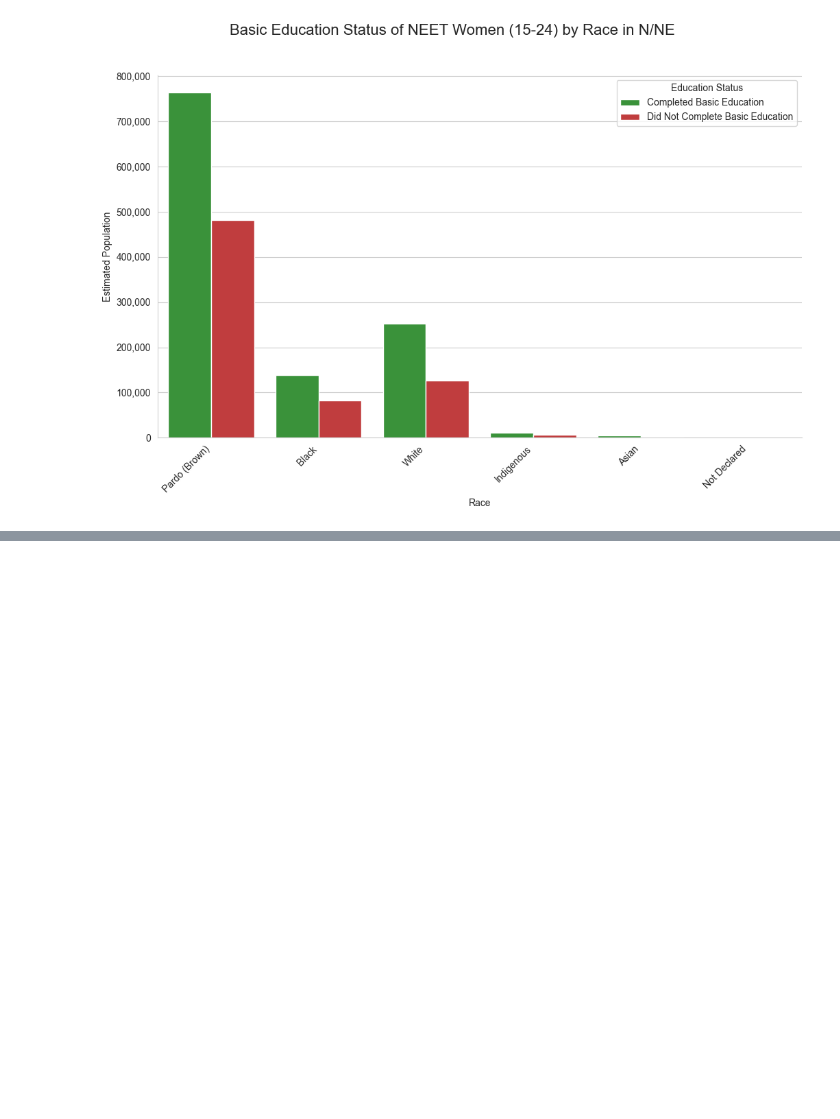
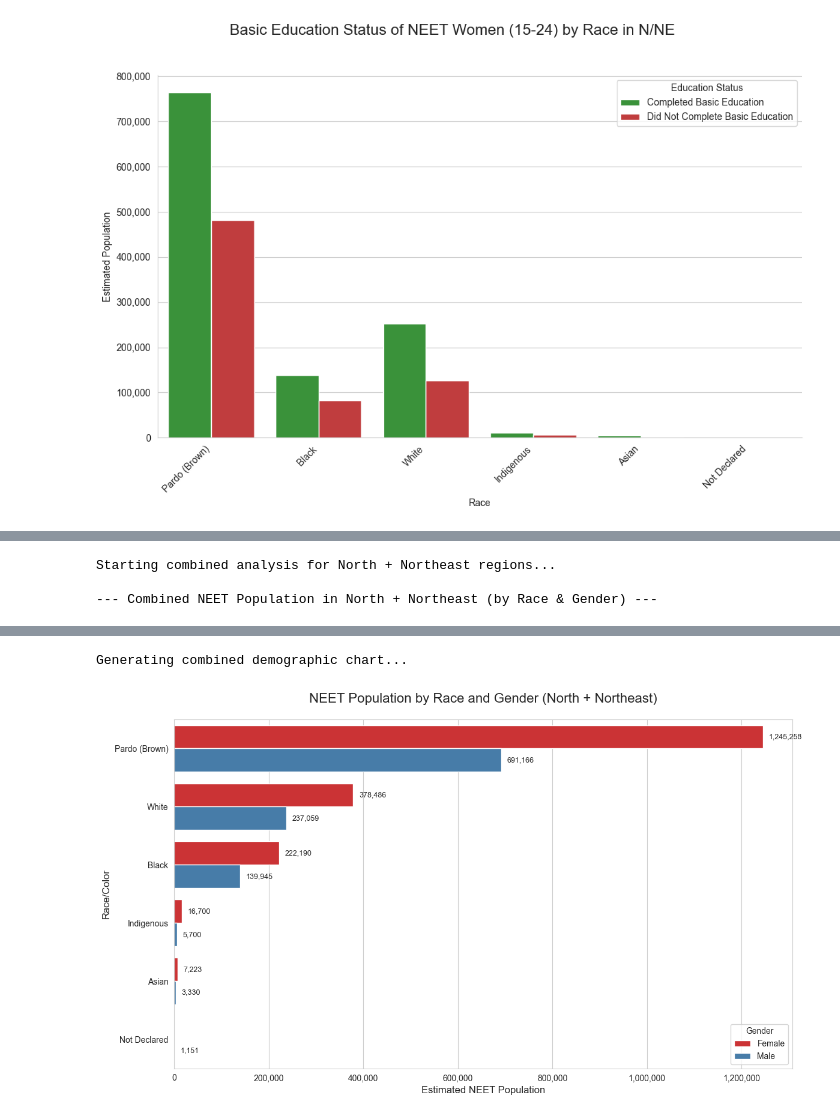
Before and after one commit to Ligia-pdf/NEETBrazil, a Jupyter notebook: newanalysis.ipynb, the cells around one changed output, grey strips where cells are left out. Saved outputs shown, nothing was run; the diff lists cells and outputs as text; code cells hidden in the pictures; blank space fills up the shorter version.

```diff
--- a/newanalysis.ipynb
+++ b/newanalysis.ipynb
@@ -907,0 +1062,77 @@ Generating bar chart...
+# %%
+print("Starting combined analysis for North + Northeast regions...")
+
+# 1. Define the state codes
+north_region_codes = [11, 12, 13, 14, 15, 16, 17]  # RO, AC, AM, RR, PA, AP, TO
+northeast_region_codes = [21, 22, 23, 24, 25, 26, 27, 28, 29]  # MA, PI, CE, RN, PB, PE, AL, SE, BA
+
+# 2. Filter dataframe for NEETs in North + Northeast combined
+df_north_ne = df_neet[df_neet['id_uf'].isin(north_region_codes + northeast_region_codes)].copy()
+
+# 3. Add descriptive columns for Race and Gender
+race_mapping = {1: 'White', 2: 'Black', 3: 'Asian', 4: 'Pardo (Brown)', 5: 'Indigenous', 9: 'Not Declared'}
+df_north_ne['Race'] = df_north_ne['race_code'].map(race_mapping)
+gender_mapping = {0: 'Male', 1: 'Female'}
+df_north_ne['Gender'] = df_north_ne['female'].map(gender_mapping)
+
+# 4. Group by Race & Gender
+neet_summary = df_north_ne.groupby(['Race', 'Gender'])['weight'].sum().reset_index()
+neet_summary.rename(columns={'weight': 'NEET_population'}, inplace=True)
+
+# 5. Pivot table for overview (Total, Male, Female)
+neet_pivot = neet_summary.pivot_table(
+    index='Race',
+    columns='Gender',
+    values='NEET_population',
+    aggfunc='sum',
+    fill_value=0
+).reset_index()
+
+neet_pivot['Total'] = neet_pivot['Male'] + neet_pivot['Female']
+neet_pivot = neet_pivot[['Race', 'Total', 'Male', 'Female']]
+
+# Display the table
+display_table = neet_pivot.copy()
+display_table[['Total', 'Male', 'Female']] = display_table[['Total', 'Male', 'Female']].applymap(lambda x: f"{x:,.0f}")
+print("\n--- Combined NEET Population in North + Northeast (by Race & Gender) ---")
+display(display_table)
+
+# 6. Create a horizontal grouped bar chart
+print("\nGenerating combined demographic chart...")
+plt.figure(figsize=(12, 7))
+sns.set_style("whitegrid")
+
+ax = sns.barplot(
+    data=neet_summary,
+    y='Race',
+    x='NEET_population',
+    hue='Gender',
+    palette={'Male': '#377eb8', 'Female': '#e41a1c'},
+    order=['Pardo (Brown)', 'White', 'Black', 'Indigenous', 'Asian', 'Not Declared'],
+    orient='h'
+)
+
+ax.set_title('NEET Population by Race and Gender (North + Northeast)', fontsize=16, pad=20)
+ax.set_xlabel("Estimated NEET Population", fontsize=12)
+ax.set_ylabel("Race/Color", fontsize=12)
+
+# Format x-axis with commas
+ax.get_xaxis().set_major_formatter(plt.FuncFormatter(lambda x, p: format(int(x), ',')))
+
+# Add data labels to bars
+for p in ax.patches:
+    width = p.get_width()
+    if width > 0:
+        ax.text(
+            width + max(neet_summary['NEET_population']) * 0.01,
+            p.get_y() + p.get_height() / 2.,
+            f'{int(width):,}',
+            ha='left', va='center', fontsize=9
+        )
+
+plt.tight_layout()
+plt.show()
+# %% [output]
+Starting combined analysis for North + Northeast regions...
+
+--- Combined NEET Population in North + Northeast (by Race & Gender) ---
@@ -907,0 +1146,2 @@ Generating bar chart...
+Generating combined demographic chart...
+[figure, added]
```
Also changed, not shown: parts of 4 cells of this notebook.
